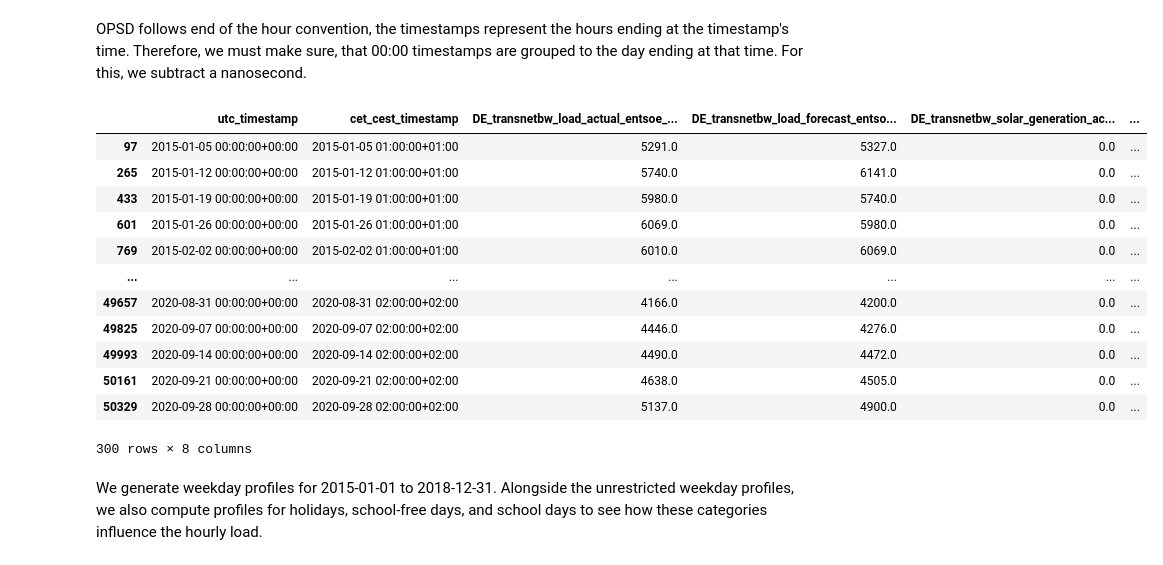
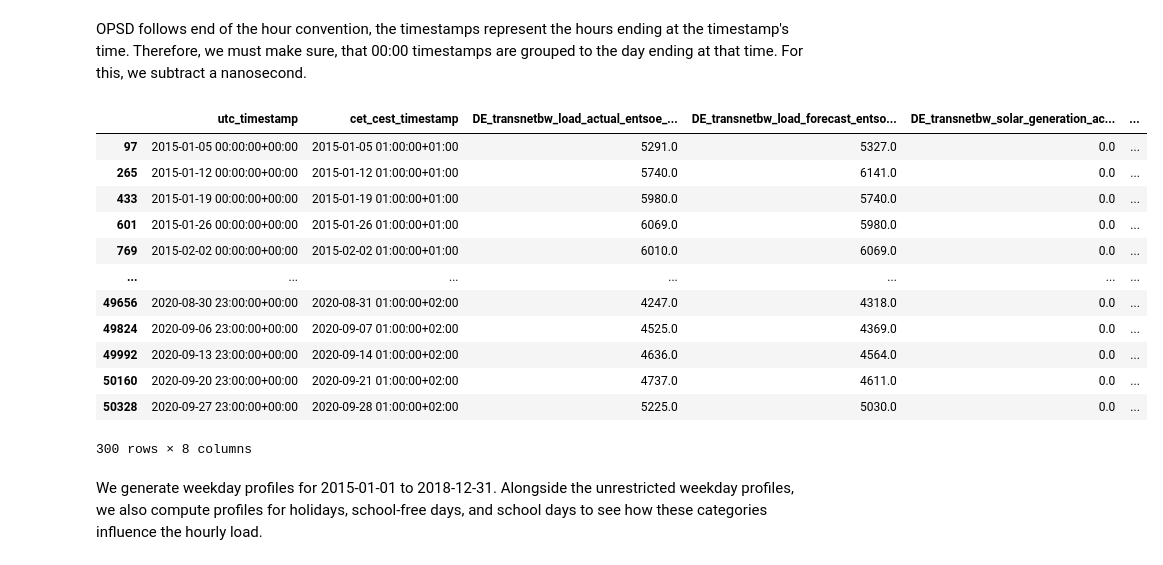
Before and after one commit to F-Skorz/electricity-demand-project, a Jupyter notebook: notebooks/04_EngineerHolidaynessFeature.ipynb, the cells around one changed output. Cells and saved outputs as stored; diff of their text form; code cells hidden in the pictures.

```diff
--- a/notebooks/04_EngineerHolidaynessFeature.ipynb
+++ b/notebooks/04_EngineerHolidaynessFeature.ipynb
@@ -148,22 +148,22 @@ fri_mask   = fga.make_weekday_mask(BW_load_hol_df, "cet_cest_timestamp", weekday
 sat_mask   = fga.make_weekday_mask(BW_load_hol_df, "cet_cest_timestamp", weekdays=(5,))    # Sat
 sun_mask   = fga.make_weekday_mask(BW_load_hol_df, "cet_cest_timestamp", weekdays=(6,))    # Sun
 # %%
-shifted_monday_mask = monday_mask.shift(1, fill_value=False)
-first_monday_hour_mask = monday_mask & (~shifted_monday_mask)
+shifted_monday_mask = mon_mask.shift(1, fill_value=False)
+first_monday_hour_mask = mon_mask & (~shifted_monday_mask)
 OPSD_60min_BW_df[first_monday_hour_mask]
 # %% [output]
 |  | utc_timestamp | cet_cest_timestamp | DE_transnetbw_load_actual_entsoe_... | DE_transnetbw_load_forecast_entso... | DE_transnetbw_solar_generation_ac... | ... |
 | 97 | 2015-01-05 00:00:00+00:00 | 2015-01-05 01:00:00+01:00 | 5291.0 | 5327.0 | 0.0 | ... |
 | 265 | 2015-01-12 00:00:00+00:00 | 2015-01-12 01:00:00+01:00 | 5740.0 | 6141.0 | 0.0 | ... |
 | 433 | 2015-01-19 00:00:00+00:00 | 2015-01-19 01:00:00+01:00 | 5980.0 | 5740.0 | 0.0 | ... |
 | 601 | 2015-01-26 00:00:00+00:00 | 2015-01-26 01:00:00+01:00 | 6069.0 | 5980.0 | 0.0 | ... |
 | 769 | 2015-02-02 00:00:00+00:00 | 2015-02-02 01:00:00+01:00 | 6010.0 | 6069.0 | 0.0 | ... |
 | ... | ... | ... | ... | ... | ... | ... |
-| 49657 | 2020-08-31 00:00:00+00:00 | 2020-08-31 02:00:00+02:00 | 4166.0 | 4200.0 | 0.0 | ... |
-| 49825 | 2020-09-07 00:00:00+00:00 | 2020-09-07 02:00:00+02:00 | 4446.0 | 4276.0 | 0.0 | ... |
-| 49993 | 2020-09-14 00:00:00+00:00 | 2020-09-14 02:00:00+02:00 | 4490.0 | 4472.0 | 0.0 | ... |
-| 50161 | 2020-09-21 00:00:00+00:00 | 2020-09-21 02:00:00+02:00 | 4638.0 | 4505.0 | 0.0 | ... |
-| 50329 | 2020-09-28 00:00:00+00:00 | 2020-09-28 02:00:00+02:00 | 5137.0 | 4900.0 | 0.0 | ... |
+| 49656 | 2020-08-30 23:00:00+00:00 | 2020-08-31 01:00:00+02:00 | 4247.0 | 4318.0 | 0.0 | ... |
+| 49824 | 2020-09-06 23:00:00+00:00 | 2020-09-07 01:00:00+02:00 | 4525.0 | 4369.0 | 0.0 | ... |
+| 49992 | 2020-09-13 23:00:00+00:00 | 2020-09-14 01:00:00+02:00 | 4636.0 | 4564.0 | 0.0 | ... |
+| 50160 | 2020-09-20 23:00:00+00:00 | 2020-09-21 01:00:00+02:00 | 4737.0 | 4611.0 | 0.0 | ... |
+| 50328 | 2020-09-27 23:00:00+00:00 | 2020-09-28 01:00:00+02:00 | 5225.0 | 5030.0 | 0.0 | ... |
 300 rows × 8 columns
 # %%
 BW_hol_mask = BW_load_hol_df["DE_BW_hol"]==1
```
Also changed, not shown: parts of 23 cells of this notebook.
